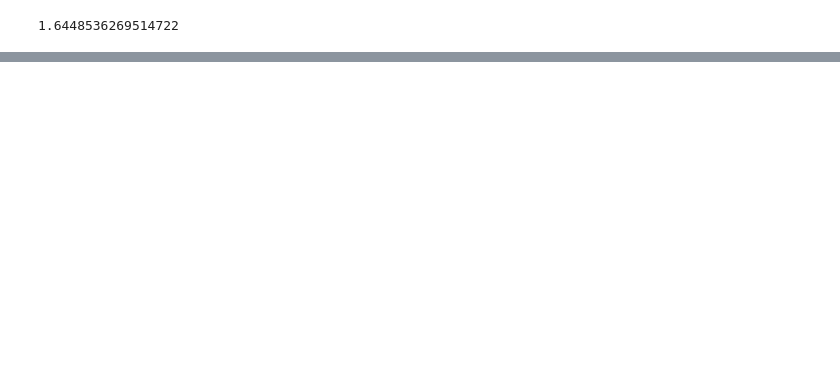
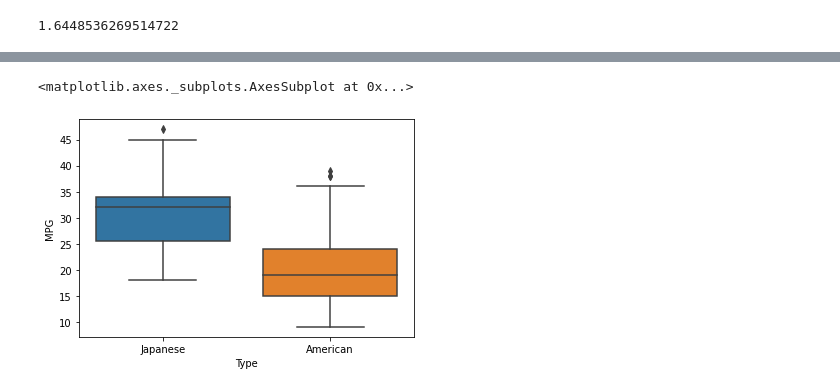
Before and after one commit to seanreed1111/stats-lectures, a Jupyter notebook: problems-1-solutions.ipynb, the cells around one changed output, grey strips where cells are left out. Saved outputs shown, nothing was run; the diff lists cells and outputs as text; code cells hidden in the pictures; blank space fills up the shorter version.

```diff
--- a/problems-1-solutions.ipynb
+++ b/problems-1-solutions.ipynb
@@ -97,0 +186,3 @@ since test_stat = 0.5502869753213621 < 1.6448536269514722, fail to reject the nu
+# %%
+mpg_american = pd.DataFrame(mpg['American Car MPG'], columns=['American Car MPG'])
+mpg_american
@@ -97,0 +203,4 @@ since test_stat = 0.5502869753213621 < 1.6448536269514722, fail to reject the nu
+# %%
+mpg_american.loc[:,'Type'] = 'American'
+mpg_american.columns = ['MPG', 'Type']
+mpg_american
@@ -97,0 +221,5 @@ since test_stat = 0.5502869753213621 < 1.6448536269514722, fail to reject the nu
+# %%
+mpg_japanese = pd.DataFrame(mpg['Japanese Cars MPG'])
+mpg_japanese.loc[:,'Type'] = 'Japanese'
+mpg_japanese.columns = ['MPG', 'Type']
+mpg_japanese
@@ -97,0 +240,3 @@ since test_stat = 0.5502869753213621 < 1.6448536269514722, fail to reject the nu
+# %%
+mpg = pd.concat([mpg_japanese, mpg_american])
+mpg
@@ -97,0 +257,5 @@ since test_stat = 0.5502869753213621 < 1.6448536269514722, fail to reject the nu
+# %%
+sns.boxplot(x='Type', y='MPG', data=mpg)
+# %% [output]
+<matplotlib.axes._subplots.AxesSubplot at 0x...>
+[figure, added]
```
Also changed, not shown: parts of 26 cells of this notebook.
